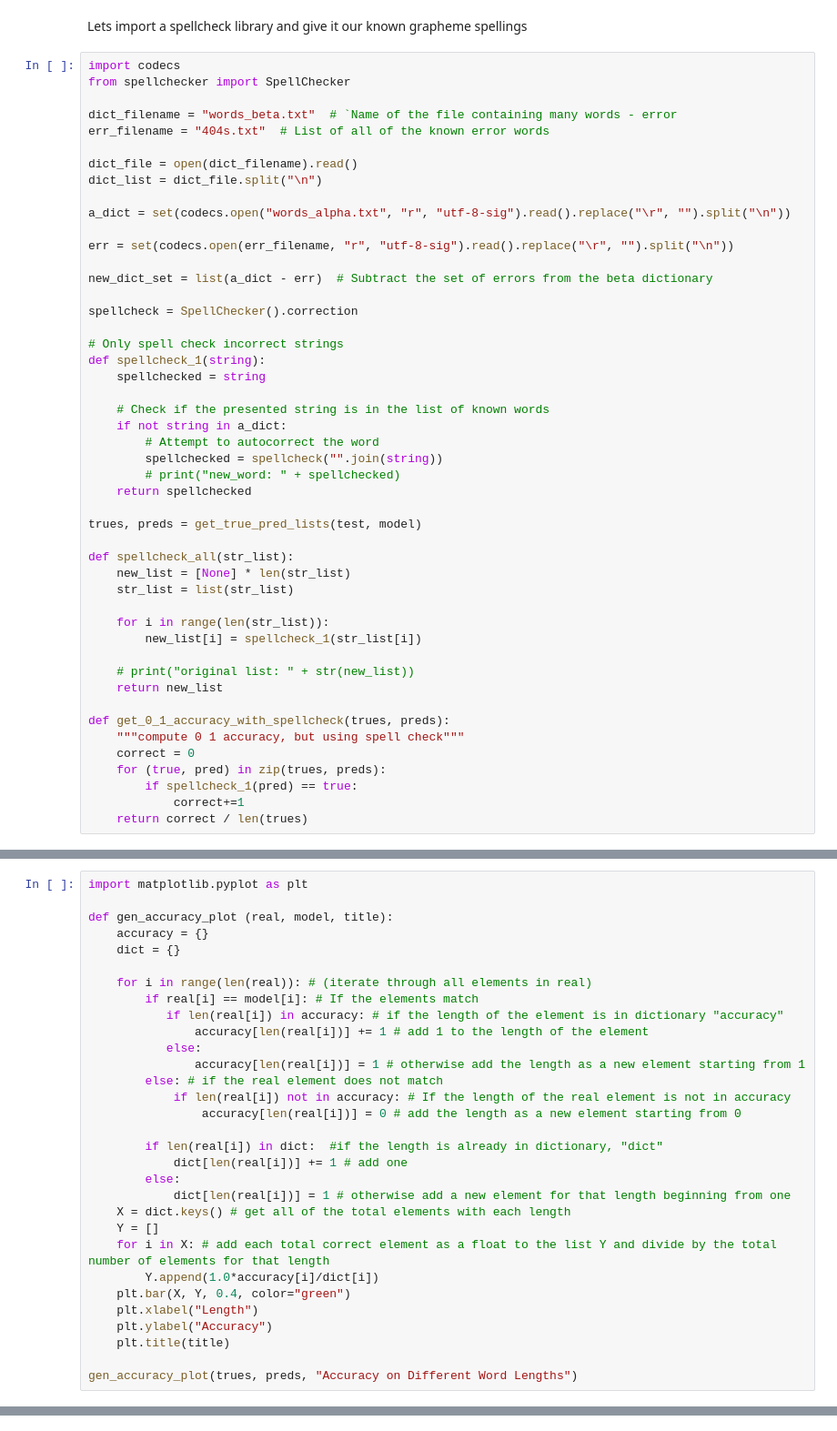
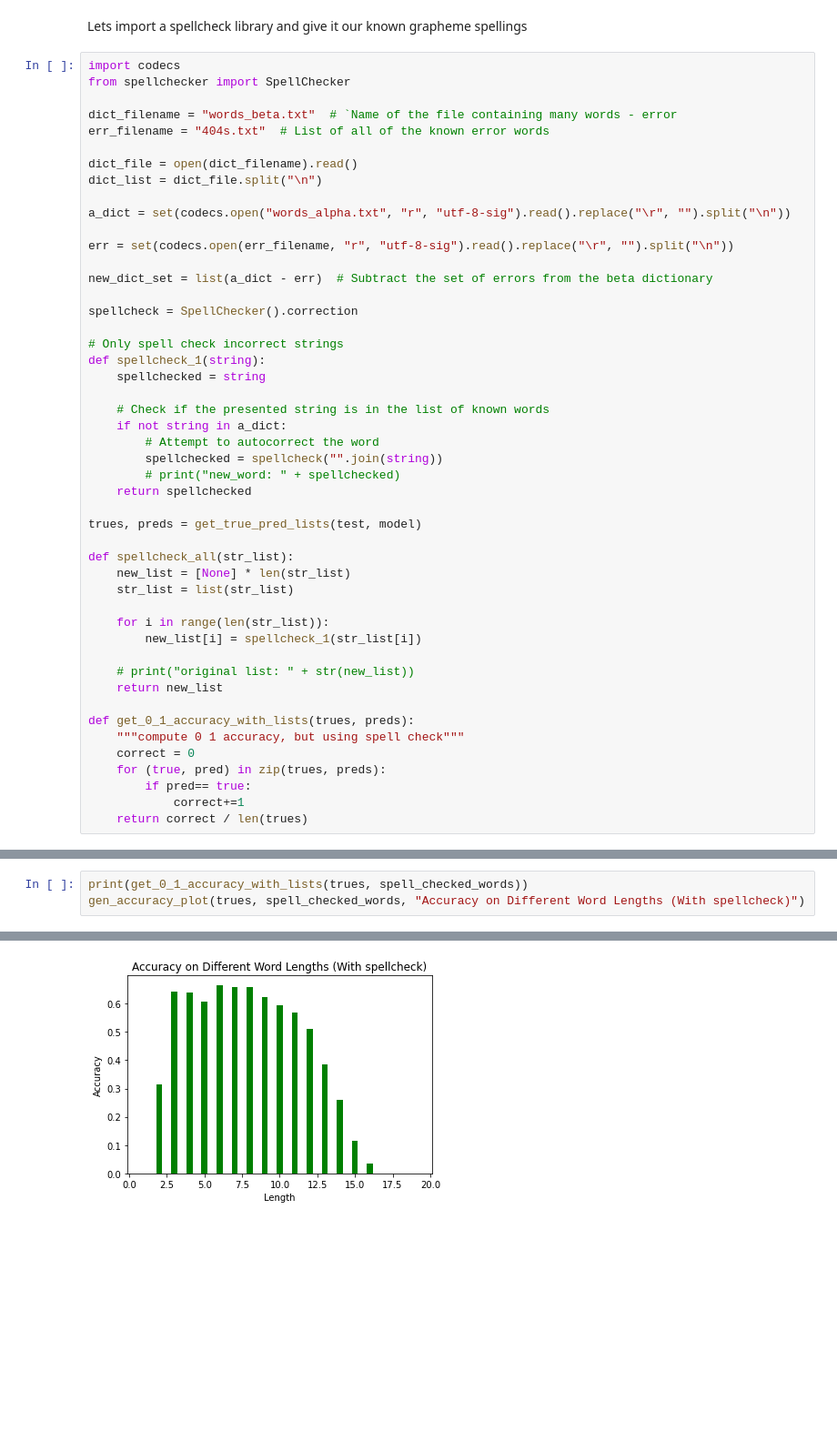
Before and after one commit to trigaten/phoneme-to-grapheme, a Jupyter notebook: Phoneme to Grapheme CMSC320 Final Project.ipynb, the cells around one changed output, grey strips where cells are left out. Shown at 91% size. Drawn from its saved outputs; the diff is of its cells as text; blank space fills up the shorter version.

Commit message:
graphs run

```diff
--- a/Phoneme to Grapheme CMSC320 Final Project.ipynb
+++ b/Phoneme to Grapheme CMSC320 Final Project.ipynb
@@ -960,10 +990,10 @@ def spellcheck_all(str_list):
     # print("original list: " + str(new_list))
     return new_list
 
-def get_0_1_accuracy_with_spellcheck(trues, preds):
+def get_0_1_accuracy_with_lists(trues, preds):
     """compute 0 1 accuracy, but using spell check"""
     correct = 0
     for (true, pred) in zip(trues, preds):
-        if spellcheck_1(pred) == true:
+        if pred== true:
             correct+=1
     return correct / len(trues)
@@ -975,31 +999,0 @@ KeyboardInterrupt:
-# %%
-import matplotlib.pyplot as plt
-
-def gen_accuracy_plot (real, model, title):
-    accuracy = {}
-    dict = {}
-
-    for i in range(len(real)): # (iterate through all elements in real)
-        if real[i] == model[i]: # If the elements match
-           if len(real[i]) in accuracy: # if the length of the element is in dictionary "accuracy"
-               accuracy[len(real[i])] += 1 # add 1 to the length of the element
-           else:
-               accuracy[len(real[i])] = 1 # otherwise add the length as a new element starting from 1
-        else: # if the real element does not match
-            if len(real[i]) not in accuracy: # If the length of the real element is not in accuracy
-                accuracy[len(real[i])] = 0 # add the length as a new element starting from 0
-
-        if len(real[i]) in dict:  #if the length is already in dictionary, "dict"
-            dict[len(real[i])] += 1 # add one
-        else:
-            dict[len(real[i])] = 1 # otherwise add a new element for that length beginning from one
-    X = dict.keys() # get all of the total elements with each length
-    Y = []
-    for i in X: # add each total correct element as a float to the list Y and divide by the total number of elements for that length
-        Y.append(1.0*accuracy[i]/dict[i])
-    plt.bar(X, Y, 0.4, color="green")
-    plt.xlabel("Length")
-    plt.ylabel("Accuracy")
-    plt.title(title)
-
-gen_accuracy_plot(trues, preds, "Accuracy on Different Word Lengths")
@@ -1007,0 +1009,4 @@ gen_accuracy_plot(trues, preds, "Accuracy on Different Word Lengths")
+# %%
+print(get_0_1_accuracy_with_lists(trues, spell_checked_words))
+gen_accuracy_plot(trues, spell_checked_words, "Accuracy on Different Word Lengths (With spellcheck)")
+# %% [output]
@@ -1007,0 +1014 @@ gen_accuracy_plot(trues, preds, "Accuracy on Different Word Lengths")
+[figure, added]
```
Also changed, not shown: parts of 14 cells of this notebook, 1 other file.
